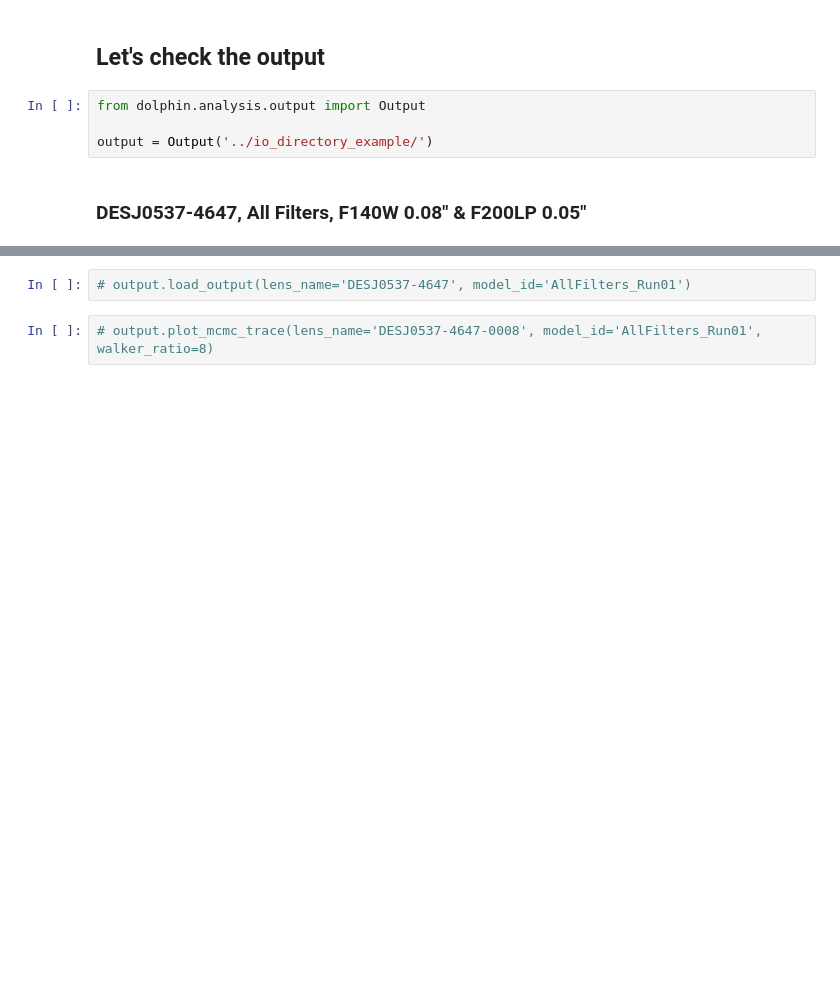
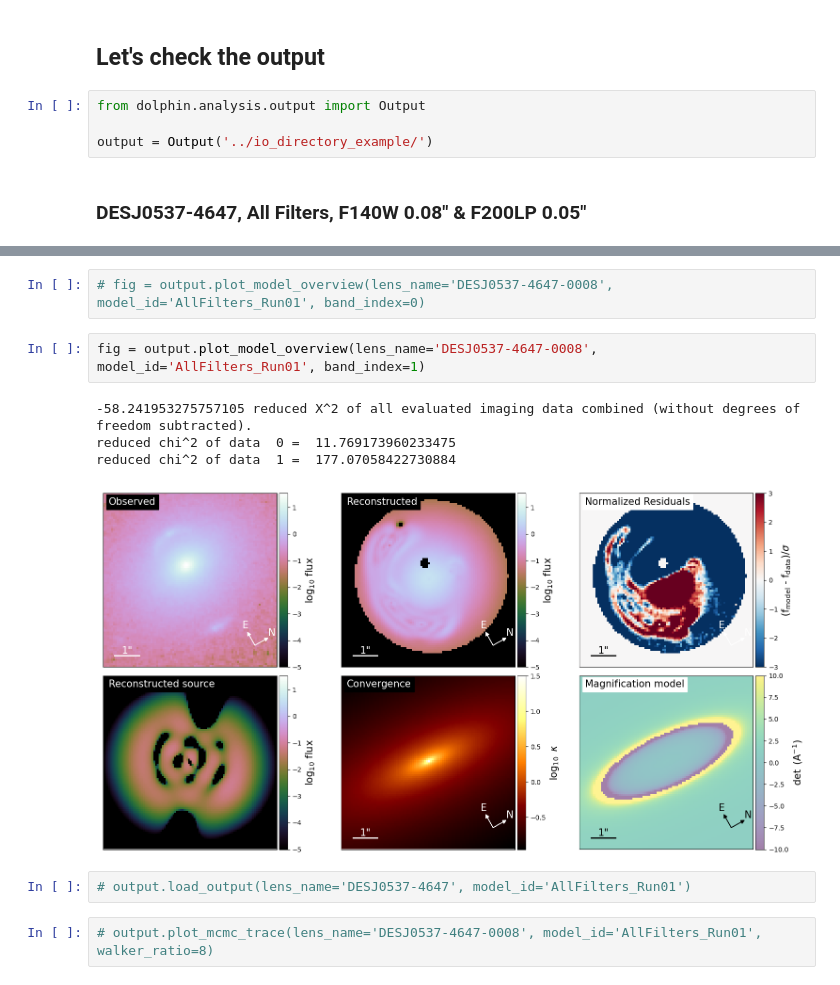
Before and after one commit to hskobe/dolphin, a Jupyter notebook: notebooks/Basic example.ipynb, the cells around one changed output, grey strips where cells are left out. Cells and saved outputs as stored; diff of their text form; blank space fills up the shorter version.

Commit message:
Added folders & data

```diff
--- a/notebooks/Basic example.ipynb
+++ b/notebooks/Basic example.ipynb
@@ -116,3 +107,12 @@ reduced chi^2 of data  1 =  0.45129819089338635
+# %%
+# fig = output.plot_model_overview(lens_name='DESJ0537-4647-0008', model_id='AllFilters_Run01', band_index=0)
+# %%
+fig = output.plot_model_overview(lens_name='DESJ0537-4647-0008', model_id='AllFilters_Run01', band_index=1)
+# %% [output]
+-58.241953275757105 reduced X^2 of all evaluated imaging data combined (without degrees of freedom subtracted).
+reduced chi^2 of data  0 =  11.769173960233475
+reduced chi^2 of data  1 =  177.07058422730884
+[figure, added]
 # %%
 # output.load_output(lens_name='DESJ0537-4647', model_id='AllFilters_Run01')
 # %%
```
Also changed, not shown: parts of 4 cells of this notebook, 7 other files.
